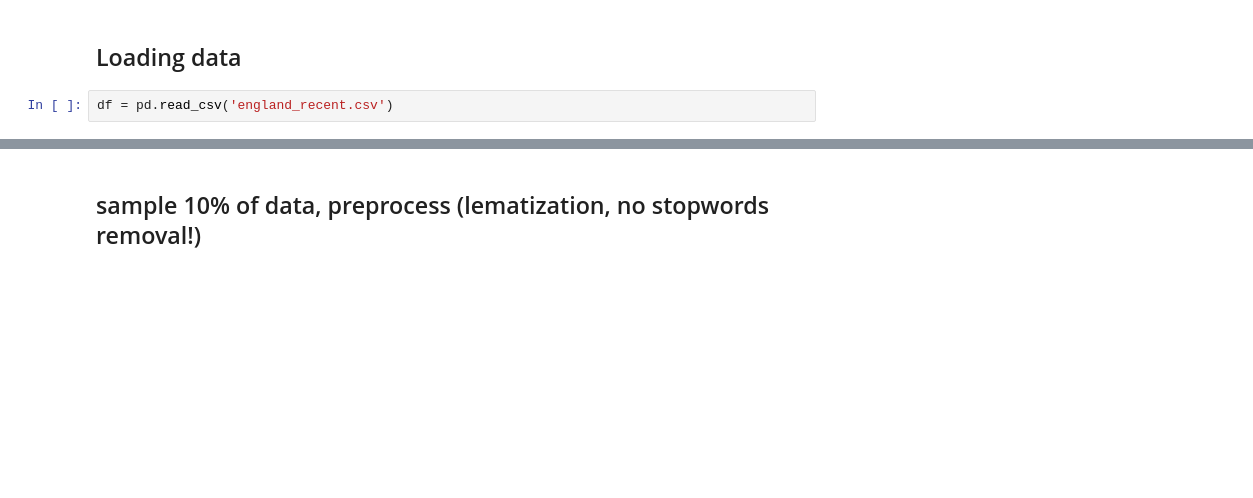
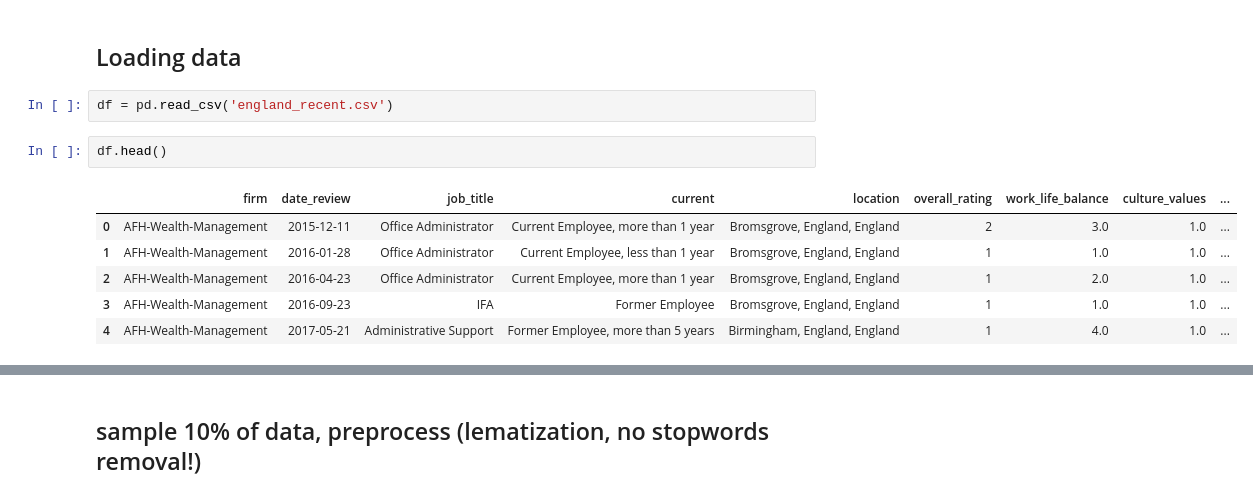
Before and after one commit to javirubio4/glassdoor_reviews, a Jupyter notebook: Monika scratchbook.ipynb, the cells around one changed output, grey strips where cells are left out. Drawn from its saved outputs; the diff is of its cells as text; blank space fills up the shorter version.

```diff
--- a/Monika scratchbook.ipynb
+++ b/Monika scratchbook.ipynb
@@ -11,3 +11,12 @@ import torch
 ## Loading data
 # %%
 df = pd.read_csv('england_recent.csv')
+# %%
+df.head()
+# %% [output]
+|  | firm | date_review | job_title | current | location | overall_rating | work_life_balance | culture_values | ... |
+| 0 | AFH-Wealth-Management | 2015-12-11 | Office Administrator | Current Employee, more than 1 year | Bromsgrove, England, England | 2 | 3.0 | 1.0 | ... |
+| 1 | AFH-Wealth-Management | 2016-01-28 | Office Administrator | Current Employee, less than 1 year | Bromsgrove, England, England | 1 | 1.0 | 1.0 | ... |
+| 2 | AFH-Wealth-Management | 2016-04-23 | Office Administrator | Current Employee, more than 1 year | Bromsgrove, England, England | 1 | 2.0 | 1.0 | ... |
+| 3 | AFH-Wealth-Management | 2016-09-23 | IFA | Former Employee | Bromsgrove, England, England | 1 | 1.0 | 1.0 | ... |
+| 4 | AFH-Wealth-Management | 2017-05-21 | Administrative Support | Former Employee, more than 5 years | Birmingham, England, England | 1 | 4.0 | 1.0 | ... |
```
Also changed, not shown: parts of 1 cell of this notebook, 3 other files.
